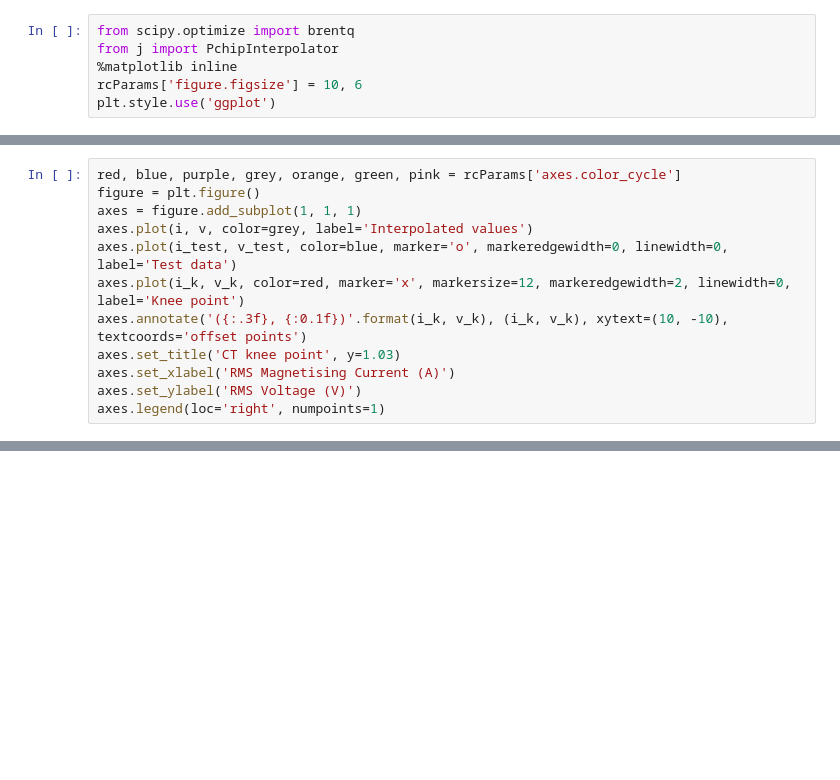
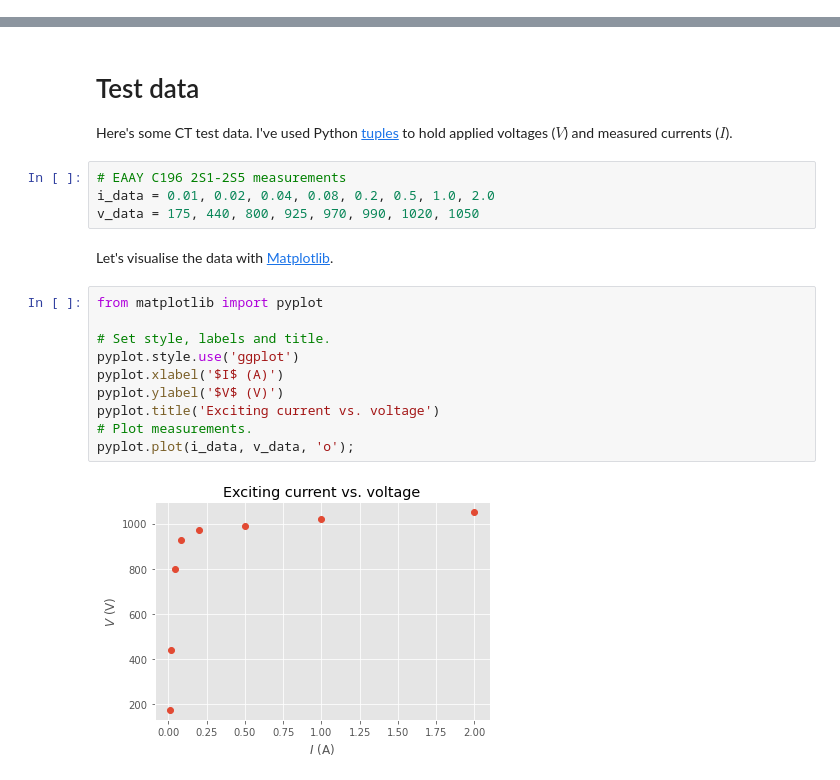
Before and after one commit to eidorb/brodie.id.au, a Jupyter notebook: site/posts/calculate-the-knee-point-voltage-of-a-current-transformer-algorithmically.ipynb, the cells around one changed output, grey strips where cells are left out. Saved outputs shown, nothing was run; the diff lists cells and outputs as text; blank space fills up the shorter version.

```diff
--- a/site/posts/calculate-the-knee-point-voltage-of-a-current-transformer-algorithmically.ipynb
+++ b/site/posts/calculate-the-knee-point-voltage-of-a-current-transformer-algorithmically.ipynb
@@ -255,6 +0,0 @@ plot_fit(f, *next(data_iter))
-# %%
-from scipy.optimize import brentq
-from j import PchipInterpolator
-%matplotlib inline
-rcParams['figure.figsize'] = 10, 6
-plt.style.use('ggplot')
@@ -350,12 +0,0 @@ if len(zeros) == 1:
-# %%
-red, blue, purple, grey, orange, green, pink = rcParams['axes.color_cycle']
-figure = plt.figure()
-axes = figure.add_subplot(1, 1, 1)
-axes.plot(i, v, color=grey, label='Interpolated values')
-axes.plot(i_test, v_test, color=blue, marker='o', markeredgewidth=0, linewidth=0, label='Test data')
-axes.plot(i_k, v_k, color=red, marker='x', markersize=12, markeredgewidth=2, linewidth=0, label='Knee point')
-axes.annotate('({:.3f}, {:0.1f})'.format(i_k, v_k), (i_k, v_k), xytext=(10, -10), textcoords='offset points')
-axes.set_title('CT knee point', y=1.03)
-axes.set_xlabel('RMS Magnetising Current (A)')
-axes.set_ylabel('RMS Voltage (V)')
-axes.legend(loc='right', numpoints=1)
@@ -364,0 +28,22 @@ axes.legend(loc='right', numpoints=1)
+# %% [markdown]
+# Test data
+
+Here's some CT test data. I've used Python [tuples](https://docs.python.org/3.8/library/stdtypes.html#tuples) to hold applied voltages ($ V $) and measured currents ($ I $).
+# %%
+# EAAY C196 2S1-2S5 measurements
+i_data = 0.01, 0.02, 0.04, 0.08, 0.2, 0.5, 1.0, 2.0
+v_data = 175, 440, 800, 925, 970, 990, 1020, 1050
+# %% [markdown]
+Let's visualise the data with [Matplotlib](https://matplotlib.org).
+# %%
+from matplotlib import pyplot
+
+# Set style, labels and title.
+pyplot.style.use('ggplot')
+pyplot.xlabel('$I$ (A)')
+pyplot.ylabel('$V$ (V)')
+pyplot.title('Exciting current vs. voltage')
+# Plot measurements.
+pyplot.plot(i_data, v_data, 'o');
+# %% [output]
+[figure, added]
```
Also changed, not shown: parts of 62 cells of this notebook, 2 other files.
